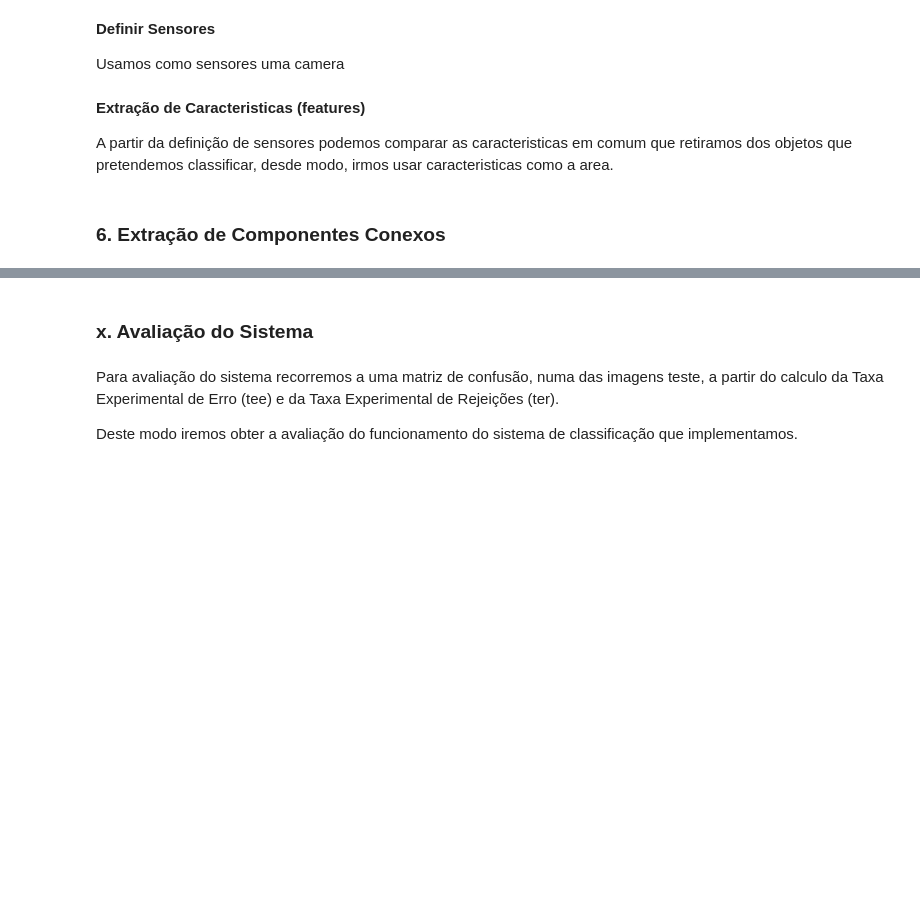
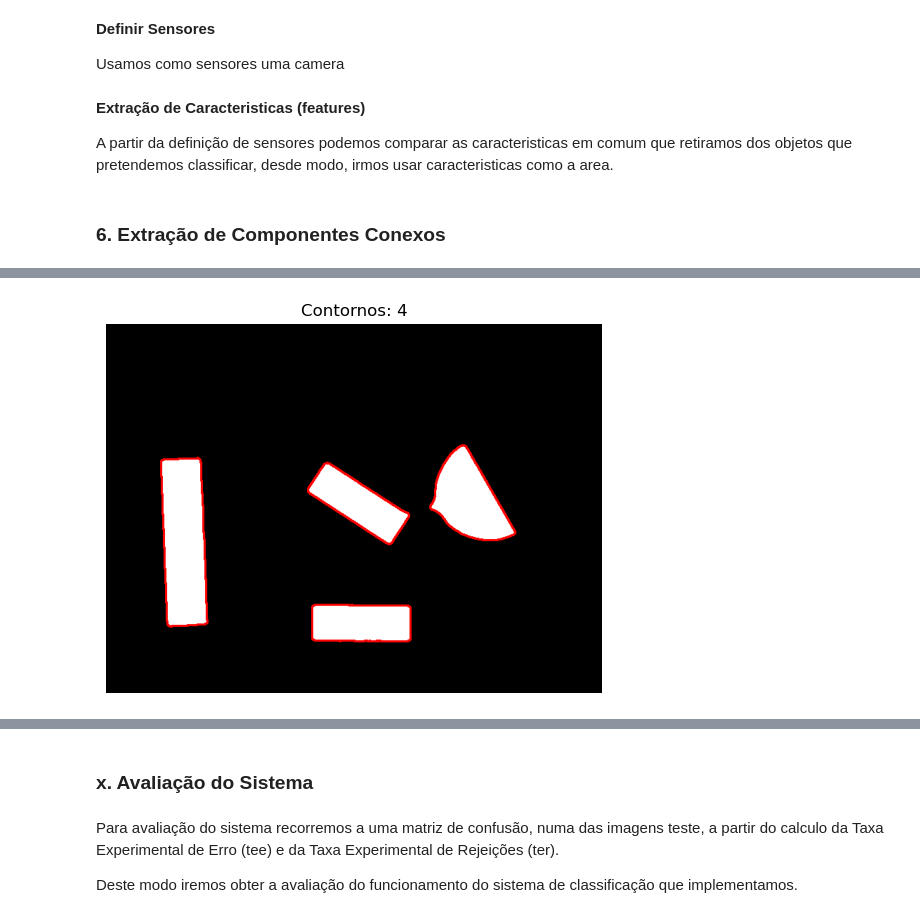
Before and after one commit to miguelac4/piv_tp1, a Jupyter notebook: src/trabalho_pratico1.ipynb, the cells around one changed output, grey strips where cells are left out. Cells and saved outputs as stored; diff of their text form; code cells hidden in the pictures; blank space fills up the shorter version.

```diff
--- a/src/trabalho_pratico1.ipynb
+++ b/src/trabalho_pratico1.ipynb
@@ -534,15 +429,15 @@ Remove os pequenos elementos brancos isolados e suaviza o contorno dos objetos,
 
 Ajustei o valor de Kernel de forma a que não interfira com o objetivo do close e que use bem o open, como por exemplo, na imagem 3 em que temos um pouco de branco a sair do objeto e queremos ajustar.
 # %%
-img_opened1 = cv2.morphologyEx(img_dilate1, cv2.MORPH_OPEN,  kernel,  iterations=1)
+img_opened = cv2.morphologyEx(img_dilate, cv2.MORPH_OPEN,  kernel,  iterations=1)
 
 plt.subplot(1,2,1)
-plt.imshow(img_dilate1, cmap='gray')
+plt.imshow(img_dilate, cmap='gray')
 plt.title("Imagem Sem Open")
 plt.axis("off")
 
 plt.subplot(1,2,2)
-plt.imshow(img_opened1, cmap='gray')
+plt.imshow(img_opened, cmap='gray')
 plt.title("Imagem Com Open")
 plt.axis("off")
 plt.show()
@@ -682,15 +560,14 @@ Depois de alguns testes, estes foram os melhores valores obtidos foram:
 Criei uma função que junta as 4 funções de melhoramento de imagem que iremos usar.
 # %%
 def imageUpgrade(image, kernel_close, kernel_open, element_ero, element_dil):
-    img_closed1 = cv2.morphologyEx(image, cv2.MORPH_CLOSE, kernel_close)
-    img_erode1 = cv2.erode(img_closed1, element_ero, iterations=1)
-    img_dilate1 = cv2.dilate(img_erode1, element_dil, iterations=1)
-    img_opened1 = cv2.morphologyEx(img_dilate1, cv2.MORPH_OPEN,  kernel_open,  iterations=1)
-    return img_opened1
+    img_closed = cv2.morphologyEx(image, cv2.MORPH_CLOSE, kernel_close)
+    img_erode = cv2.erode(img_closed, element_ero, iterations=1)
+    img_dilate = cv2.dilate(img_erode, element_dil, iterations=1)
+    img_opened = cv2.morphologyEx(img_dilate, cv2.MORPH_OPEN,  kernel_open,  iterations=1)
+    return img_opened
 # %% [markdown]
 Plot das Imagens apenas com Binarização:
 # %%
-bws = [bw1, bw2, bw3, bw4, bw5, bw6, bw7, bw8, bw9, bw10, bw11, bw12, bw13, bw14]
 titulos = [
     "Imagem 1", "Imagem 2", "Imagem 3", "Imagem 4", "Imagem 5",
     "Imagem 6", "Imagem 7", "Imagem 8", "Imagem 9", "Imagem 10",
@@ -702,7 +579,7 @@ plt.figure(figsize=(15, 8))  # tamanho ajustado para 3 linhas
 # plotar todas as 14 imagens
 for i in range(14):
     plt.subplot(3, 5, i + 1)  # 3 linhas, 5 colunas (a última ficará com 4)
-    plt.imshow(bws[i], cmap="gray")
+    plt.imshow(bw_list[i], cmap="gray")
     plt.title(titulos[i])
     plt.axis("off")
 
@@ -719,13 +596,11 @@ kernel_open  = cv2.getStructuringElement(cv2.MORPH_ELLIPSE, (3,3))
 element_ero  = cv2.getStructuringElement(cv2.MORPH_ELLIPSE, (49,49))
 element_dil  = cv2.getStructuringElement(cv2.MORPH_ELLIPSE, (9,9))
 
-# Imagens Binárias
-bws = [bw1, bw2, bw3, bw4, bw5, bw6, bw7, bw8, bw9, bw10, bw11, bw12, bw13, bw14]
 
 updated_images = []
 
 # Corre todas as imagens binárias e aplica a função com os parametros acima definidos
-for i, img in enumerate(bws, start=1):
+for i, img in enumerate(bw_list, start=1):
     result = imageUpgrade(img, kernel_close, kernel_open, element_ero, element_dil)
     updated_images.append(result)
     globals()[f"img_final{i}"] = result
@@ -776,0 +665,17 @@ A partir da definição de sensores podemos comparar as caracteristicas em comum
+# %%
+# Encontrar contornos e Hieraquia
+contours, hierarchy = cv2.findContours(updated_images[3], cv2.RETR_EXTERNAL, cv2.CHAIN_APPROX_SIMPLE)
+
+# Copiar e converter a imagem para BGR
+img_contours = cv2.cvtColor(updated_images[3], cv2.COLOR_GRAY2BGR)
+
+# Desenhar contornos a verde
+cv2.drawContours(img_contours, contours, -1, (0,0,255), 2)
+
+# Mostrar resultado
+plt.imshow(cv2.cvtColor(img_contours, cv2.COLOR_BGR2RGB))
+plt.title(f"Contornos: {len(contours)}")
+plt.axis("off")
+plt.show()
+# %% [output]
+[figure, added]
```
Also changed, not shown: parts of 21 cells of this notebook.
